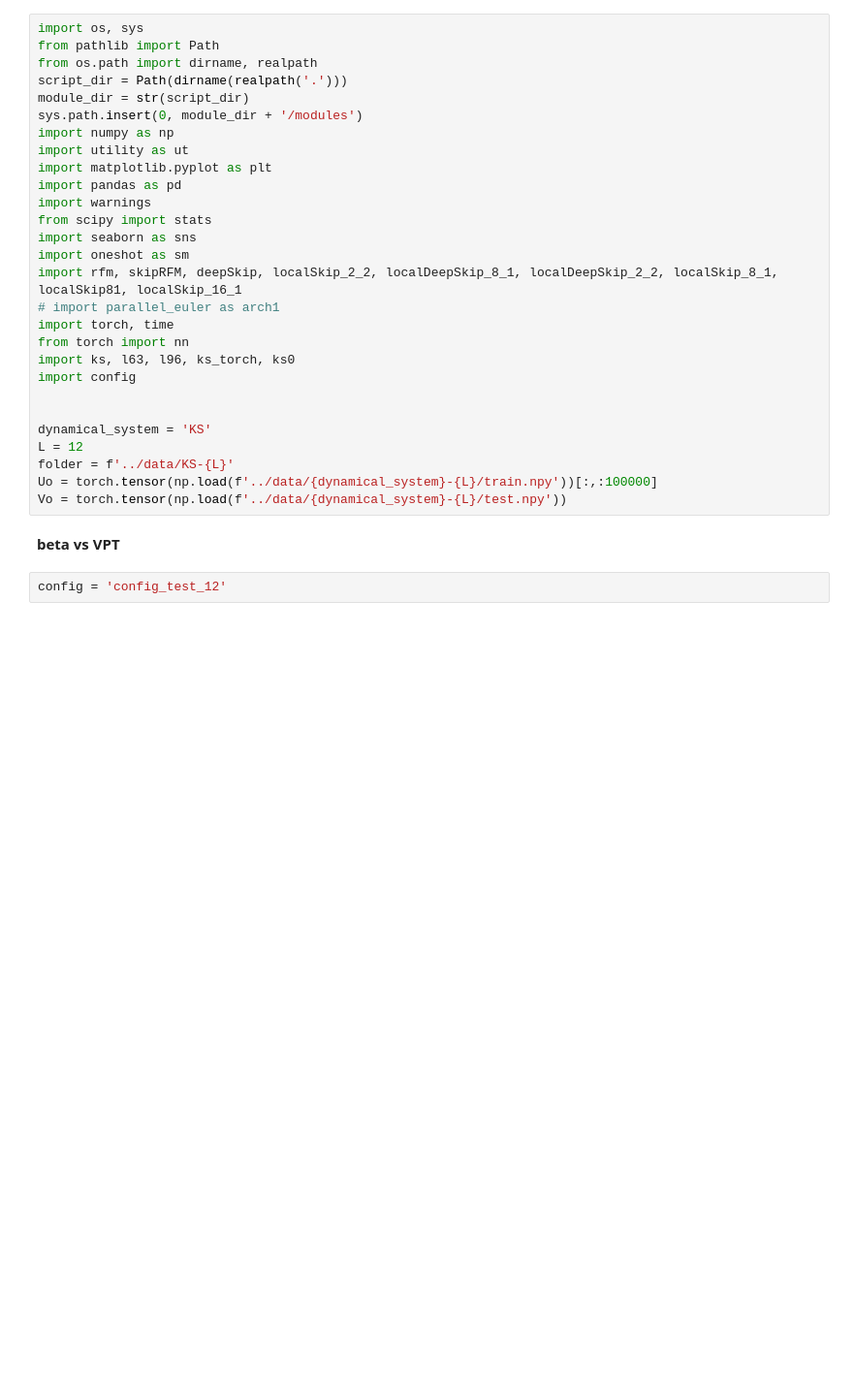
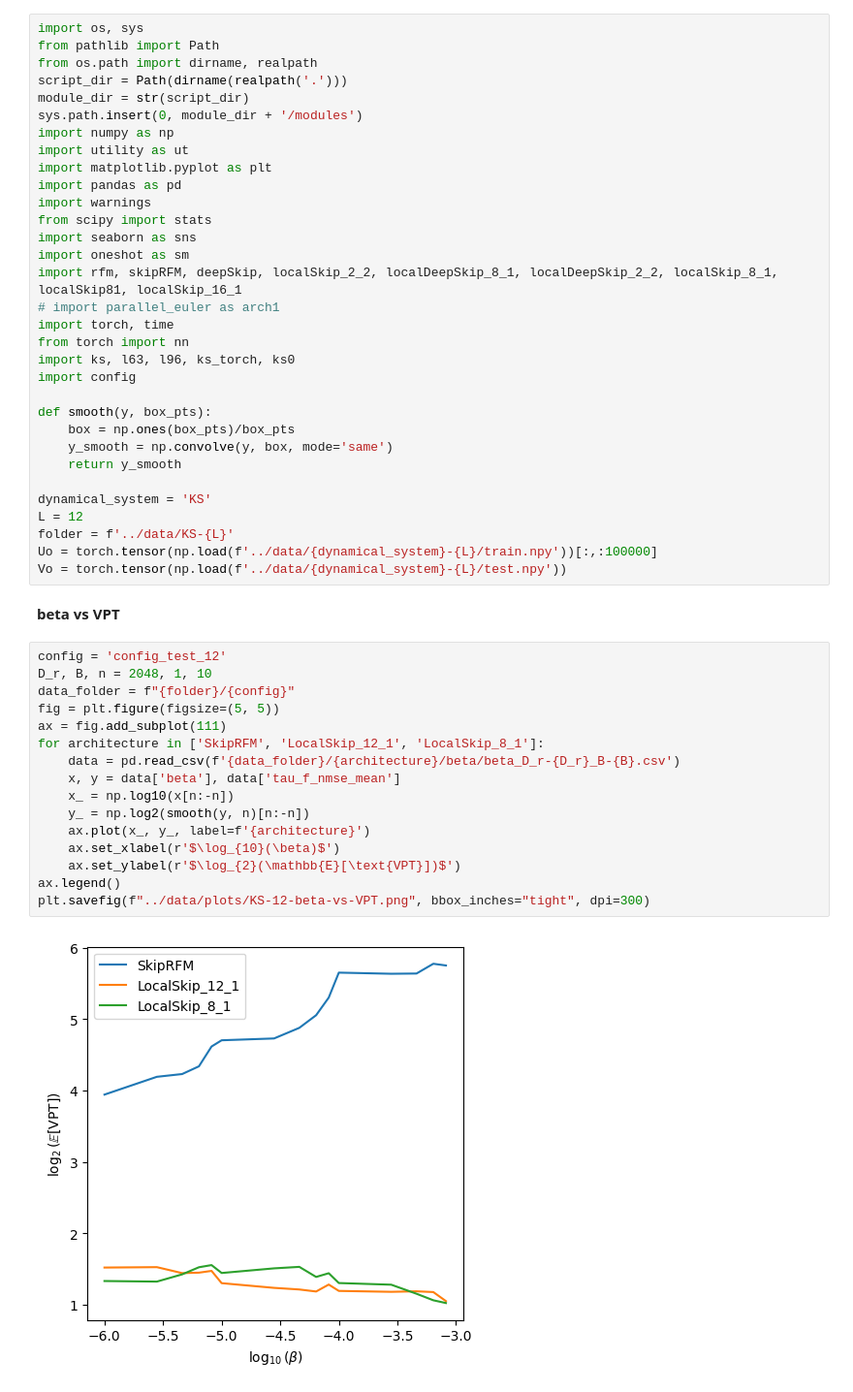
Before and after one commit to pinakm9/DeepRFM, a Jupyter notebook: notebooks/KS-12.ipynb, the cells around one changed output. Shown at 97% size. Cells and saved outputs as stored; diff of their text form; blank space fills up the shorter version.

Commit message:
KS-12-beta-search

```diff
--- a/notebooks/KS-12.ipynb
+++ b/notebooks/KS-12.ipynb
@@ -20,6 +20,10 @@ from torch import nn
 import ks, l63, l96, ks_torch, ks0
 import config
 
+def smooth(y, box_pts):
+    box = np.ones(box_pts)/box_pts
+    y_smooth = np.convolve(y, box, mode='same')
+    return y_smooth
 
 dynamical_system = 'KS'
 L = 12
@@ -30,3 +34,19 @@ Vo = torch.tensor(np.load(f'../data/{dynamical_system}-{L}/test.npy'))
 **beta vs VPT**
 # %%
 config = 'config_test_12'
+D_r, B, n = 2048, 1, 10
+data_folder = f"{folder}/{config}"
+fig = plt.figure(figsize=(5, 5))
+ax = fig.add_subplot(111)
+for architecture in ['SkipRFM', 'LocalSkip_12_1', 'LocalSkip_8_1']:
+    data = pd.read_csv(f'{data_folder}/{architecture}/beta/beta_D_r-{D_r}_B-{B}.csv')
+    x, y = data['beta'], data['tau_f_nmse_mean']
+    x_ = np.log10(x[n:-n])
+    y_ = np.log2(smooth(y, n)[n:-n])
+    ax.plot(x_, y_, label=f'{architecture}')
+    ax.set_xlabel(r'$\log_{10}(\beta)$')
+    ax.set_ylabel(r'$\log_{2}(\mathbb{E}[\text{VPT}])$')
+ax.legend()
+plt.savefig(f"../data/plots/KS-12-beta-vs-VPT.png", bbox_inches="tight", dpi=300)
+# %% [output]
+[figure, added]
```
Also changed, not shown: parts of 3 cells of this notebook, 30 other files.
